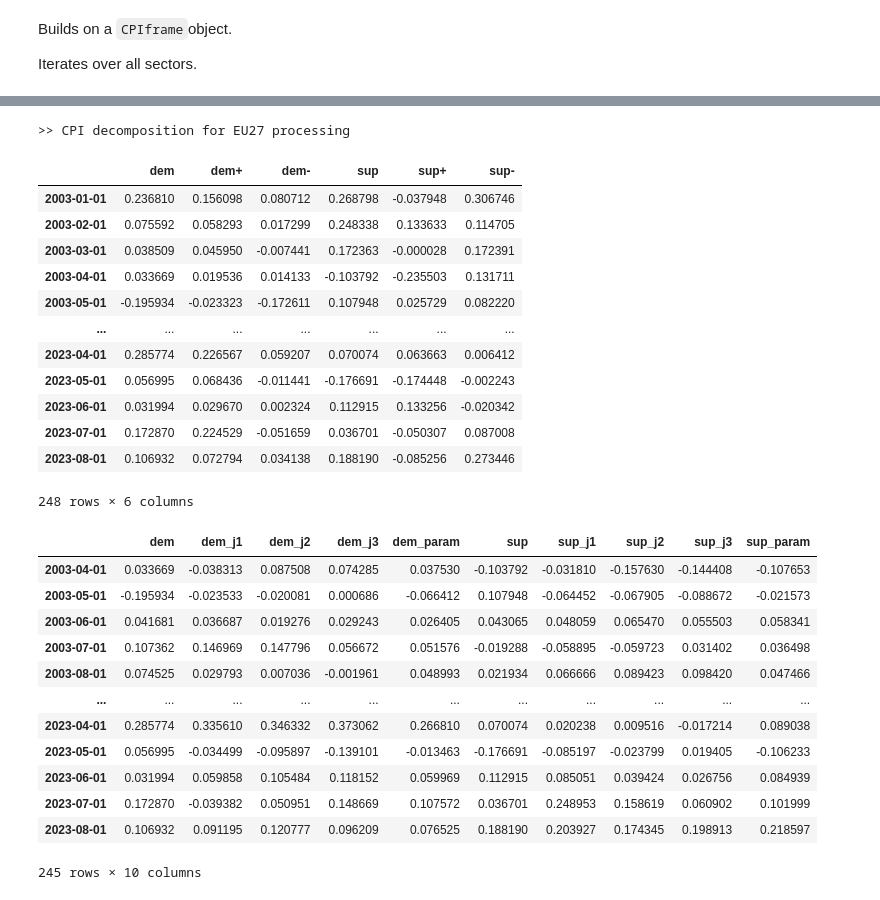
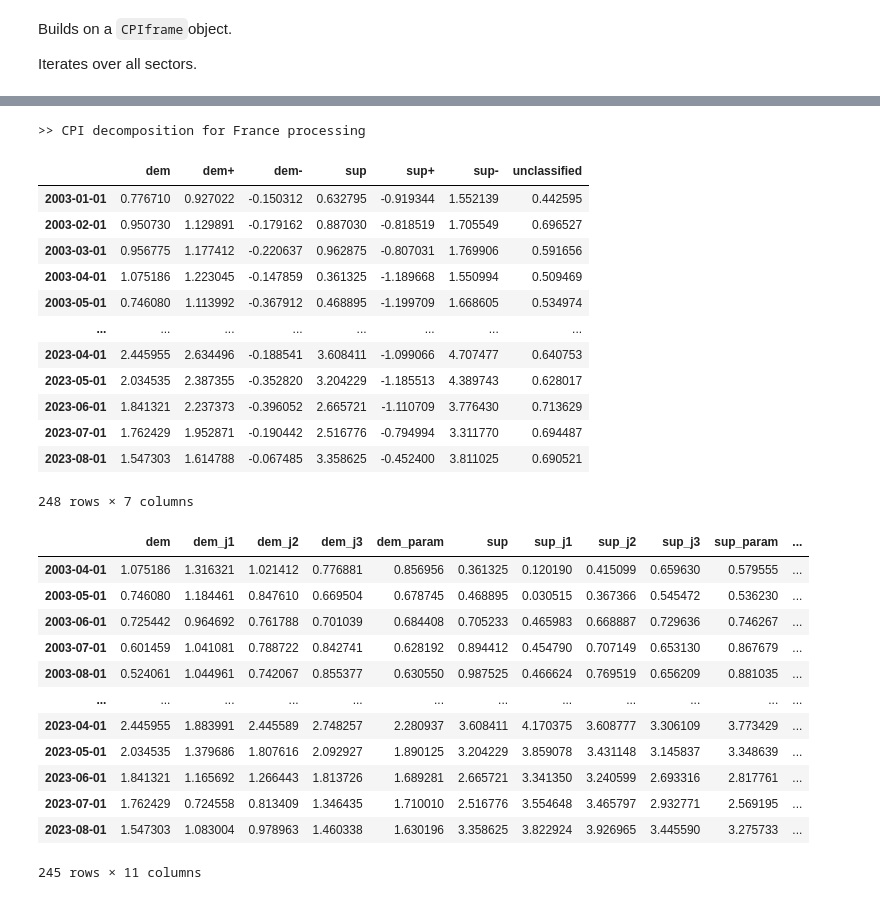
Before and after one commit to pierld/SVAR3A, a Jupyter notebook: main/Documentation.ipynb, the cells around one changed output, grey strips where cells are left out. Drawn from its saved outputs; the diff is of its cells as text; code cells hidden in the pictures.

`````diff
--- a/main/Documentation.ipynb
+++ b/main/Documentation.ipynb
@@ -25,8 +27,8 @@ class CPIframe:
         """
 ````
 # %%
-eu = CPIframe(df_q_index=df_q_index, df_p_index=df_p_index, df_w=df_w, country="EU27")
-print([atr for atr in dir(eu) if "__" not in atr])
+meta_test = CPIframe(df_q_index=df_q_index, df_p_index=df_p_index, df_w=df_w, country="France")
+print([atr for atr in dir(meta_test) if "__" not in atr])
 # %% [output]
 ['country', 'dates', 'end_flag', 'flag', 'flag_sector', 'flag_summary', 'framing', 'inflation', 'overall', 'price', 'price_index', 'qt', 'qt_index', 'sector', 'sector_inf', 'sectors', 'start_flag', 'w ...
 # %% [markdown]
@@ -318,39 +322,40 @@ class CPIlabel:
         - sheremirov_share
         """
 ````
-# %%
-cpi_eu = CPIlabel(meta=eu)
-# %% [output]
->> CPI decomposition for EU27 processing
+# %%
+# Example with sector-specific VAR order automatically selected
+cpi_meta = CPIlabel(meta=meta_test)
+# %% [output]
+>> CPI decomposition for France processing
 # %%
-cpi_eu.shapiro_aic
+cpi_meta.shapiro_aic
 # %% [output]
-|  | dem | dem+ | dem- | sup | sup+ | sup- |
-| 2003-01-01 | 0.236810 | 0.156098 | 0.080712 | 0.268798 | -0.037948 | 0.306746 |
-| 2003-02-01 | 0.075592 | 0.058293 | 0.017299 | 0.248338 | 0.133633 | 0.114705 |
-| 2003-03-01 | 0.038509 | 0.045950 | -0.007441 | 0.172363 | -0.000028 | 0.172391 |
-| 2003-04-01 | 0.033669 | 0.019536 | 0.014133 | -0.103792 | -0.235503 | 0.131711 |
-| 2003-05-01 | -0.195934 | -0.023323 | -0.172611 | 0.107948 | 0.025729 | 0.082220 |
-| ... | ... | ... | ... | ... | ... | ... |
-| 2023-04-01 | 0.285774 | 0.226567 | 0.059207 | 0.070074 | 0.063663 | 0.006412 |
-| 2023-05-01 | 0.056995 | 0.068436 | -0.011441 | -0.176691 | -0.174448 | -0.002243 |
-| 2023-06-01 | 0.031994 | 0.029670 | 0.002324 | 0.112915 | 0.133256 | -0.020342 |
-| 2023-07-01 | 0.172870 | 0.224529 | -0.051659 | 0.036701 | -0.050307 | 0.087008 |
-| 2023-08-01 | 0.106932 | 0.072794 | 0.034138 | 0.188190 | -0.085256 | 0.273446 |
+|  | dem | dem+ | dem- | sup | sup+ | sup- | unclassified |
+| 2003-01-01 | 0.776710 | 0.927022 | -0.150312 | 0.632795 | -0.919344 | 1.552139 | 0.442595 |
+| 2003-02-01 | 0.950730 | 1.129891 | -0.179162 | 0.887030 | -0.818519 | 1.705549 | 0.696527 |
+| 2003-03-01 | 0.956775 | 1.177412 | -0.220637 | 0.962875 | -0.807031 | 1.769906 | 0.591656 |
+| 2003-04-01 | 1.075186 | 1.223045 | -0.147859 | 0.361325 | -1.189668 | 1.550994 | 0.509469 |
+| 2003-05-01 | 0.746080 | 1.113992 | -0.367912 | 0.468895 | -1.199709 | 1.668605 | 0.534974 |
+| ... | ... | ... | ... | ... | ... | ... | ... |
+| 2023-04-01 | 2.445955 | 2.634496 | -0.188541 | 3.608411 | -1.099066 | 4.707477 | 0.640753 |
+| 2023-05-01 | 2.034535 | 2.387355 | -0.352820 | 3.204229 | -1.185513 | 4.389743 | 0.628017 |
+| 2023-06-01 | 1.841321 | 2.237373 | -0.396052 | 2.665721 | -1.110709 | 3.776430 | 0.713629 |
+| 2023-07-01 | 1.762429 | 1.952871 | -0.190442 | 2.516776 | -0.794994 | 3.311770 | 0.694487 |
+| 2023-08-01 | 1.547303 | 1.614788 | -0.067485 | 3.358625 | -0.452400 | 3.811025 | 0.690521 |
-248 rows × 6 columns
+248 rows × 7 columns
 # %%
-cpi_eu.shapiro_aic_r
+cpi_meta.shapiro_aic_r
 # %% [output]
-|  | dem | dem_j1 | dem_j2 | dem_j3 | dem_param | sup | sup_j1 | sup_j2 | sup_j3 | sup_param |
-| 2003-04-01 | 0.033669 | -0.038313 | 0.087508 | 0.074285 | 0.037530 | -0.103792 | -0.031810 | -0.157630 | -0.144408 | -0.107653 |
-| 2003-05-01 | -0.195934 | -0.023533 | -0.020081 | 0.000686 | -0.066412 | 0.107948 | -0.064452 | -0.067905 | -0.088672 | -0.021573 |
-| 2003-06-01 | 0.041681 | 0.036687 | 0.019276 | 0.029243 | 0.026405 | 0.043065 | 0.048059 | 0.065470 | 0.055503 | 0.058341 |
-| 2003-07-01 | 0.107362 | 0.146969 | 0.147796 | 0.056672 | 0.051576 | -0.019288 | -0.058895 | -0.059723 | 0.031402 | 0.036498 |
-| 2003-08-01 | 0.074525 | 0.029793 | 0.007036 | -0.001961 | 0.048993 | 0.021934 | 0.066666 | 0.089423 | 0.098420 | 0.047466 |
-| ... | ... | ... | ... | ... | ... | ... | ... | ... | ... | ... |
-| 2023-04-01 | 0.285774 | 0.335610 | 0.346332 | 0.373062 | 0.266810 | 0.070074 | 0.020238 | 0.009516 | -0.017214 | 0.089038 |
-| 2023-05-01 | 0.056995 | -0.034499 | -0.095897 | -0.139101 | -0.013463 | -0.176691 | -0.085197 | -0.023799 | 0.019405 | -0.106233 |
-| 2023-06-01 | 0.031994 | 0.059858 | 0.105484 | 0.118152 | 0.059969 | 0.112915 | 0.085051 | 0.039424 | 0.026756 | 0.084939 |
-| 2023-07-01 | 0.172870 | -0.039382 | 0.050951 | 0.148669 | 0.107572 | 0.036701 | 0.248953 | 0.158619 | 0.060902 | 0.101999 |
-| 2023-08-01 | 0.106932 | 0.091195 | 0.120777 | 0.096209 | 0.076525 | 0.188190 | 0.203927 | 0.174345 | 0.198913 | 0.218597 |
+|  | dem | dem_j1 | dem_j2 | dem_j3 | dem_param | sup | sup_j1 | sup_j2 | sup_j3 | sup_param | ... |
+| 2003-04-01 | 1.075186 | 1.316321 | 1.021412 | 0.776881 | 0.856956 | 0.361325 | 0.120190 | 0.415099 | 0.659630 | 0.579555 | ... |
+| 2003-05-01 | 0.746080 | 1.184461 | 0.847610 | 0.669504 | 0.678745 | 0.468895 | 0.030515 | 0.367366 | 0.545472 | 0.536230 | ... |
+| 2003-06-01 | 0.725442 | 0.964692 | 0.761788 | 0.701039 | 0.684408 | 0.705233 | 0.465983 | 0.668887 | 0.729636 | 0.746267 | ... |
+| 2003-07-01 | 0.601459 | 1.041081 | 0.788722 | 0.842741 | 0.628192 | 0.894412 | 0.454790 | 0.707149 | 0.653130 | 0.867679 | ... |
+| 2003-08-01 | 0.524061 | 1.044961 | 0.742067 | 0.855377 | 0.630550 | 0.987525 | 0.466624 | 0.769519 | 0.656209 | 0.881035 | ... |
+| ... | ... | ... | ... | ... | ... | ... | ... | ... | ... | ... | ... |
+| 2023-04-01 | 2.445955 | 1.883991 | 2.445589 | 2.748257 | 2.280937 | 3.608411 | 4.170375 | 3.608777 | 3.306109 | 3.773429 | ... |
+| 2023-05-01 | 2.034535 | 1.379686 | 1.807616 | 2.092927 | 1.890125 | 3.204229 | 3.859078 | 3.431148 | 3.145837 | 3.348639 | ... |
+| 2023-06-01 | 1.841321 | 1.165692 | 1.266443 | 1.813726 | 1.689281 | 2.665721 | 3.341350 | 3.240599 | 2.693316 | 2.817761 | ... |
+| 2023-07-01 | 1.762429 | 0.724558 | 0.813409 | 1.346435 | 1.710010 | 2.516776 | 3.554648 | 3.465797 | 2.932771 | 2.569195 | ... |
+| 2023-08-01 | 1.547303 | 1.083004 | 0.978963 | 1.460338 | 1.630196 | 3.358625 | 3.822924 | 3.926965 | 3.445590 | 3.275733 | ... |
-245 rows × 10 columns
+245 rows × 11 columns
`````
Also changed, not shown: parts of 16 cells of this notebook, 1 other file.
